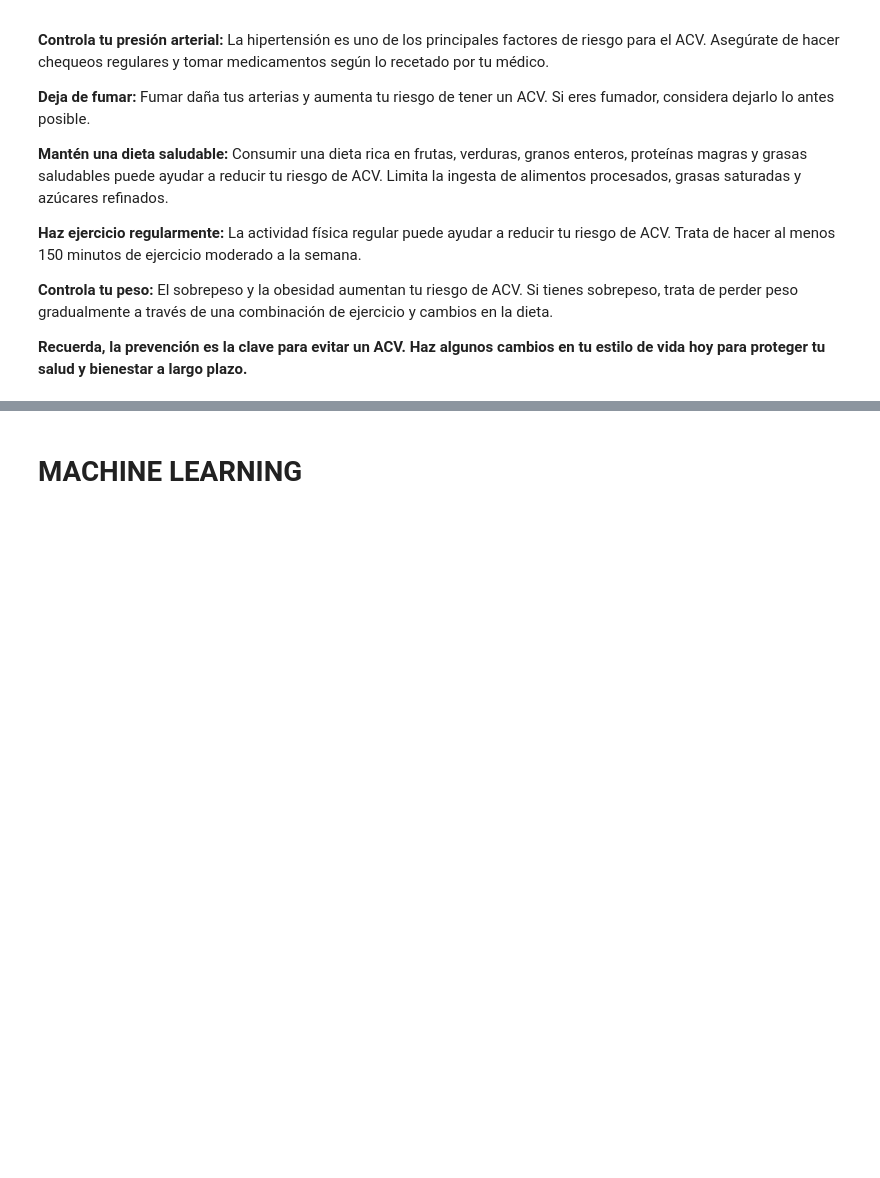
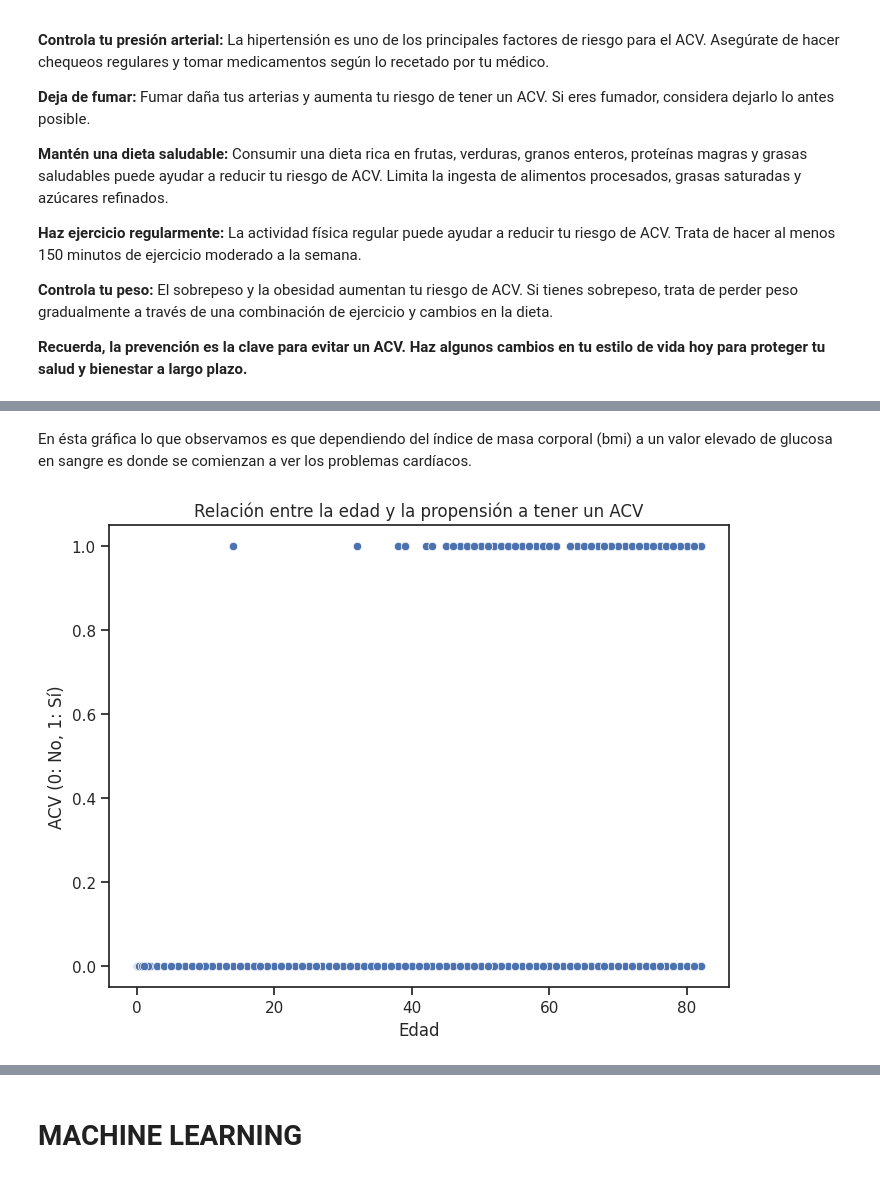
Before and after one commit to JavierArdans/2-Entrega-DataScience-CoderHouse, a Jupyter notebook: Final_ACV.ipynb, the cells around one changed output, grey strips where cells are left out. Drawn from its saved outputs; the diff is of its cells as text; code cells hidden in the pictures; blank space fills up the shorter version.

```diff
--- a/Final_ACV.ipynb
+++ b/Final_ACV.ipynb
@@ -322,0 +505,18 @@
+# %% [markdown]
+En ésta gráfica lo que observamos es que dependiendo del índice de masa corporal (bmi) a un valor elevado de glucosa en sangre es donde se comienzan a ver los problemas cardíacos.
+# %%
+# Crear el scatterplot
+plt.figure(figsize=(8, 6))  # Tamaño de la figura
+
+# Plot scatterplot
+sns.scatterplot(x='age', y='stroke', data=acv)
+
+# Personaliza los ejes y el título del gráfico
+plt.xlabel('Edad')
+plt.ylabel('ACV (0: No, 1: Sí)')
+plt.title('Relación entre la edad y la propensión a tener un ACV')
+
+# Mostrar el gráfico
+plt.show()
+# %% [output]
+[figure, added]
```
Also changed, not shown: parts of 39 cells of this notebook.
